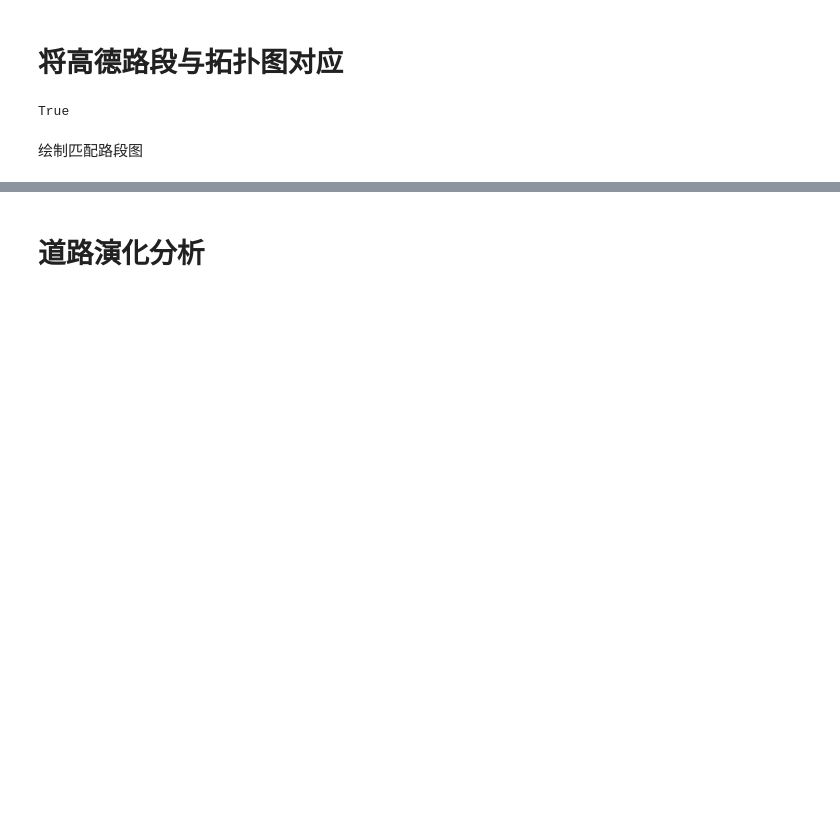
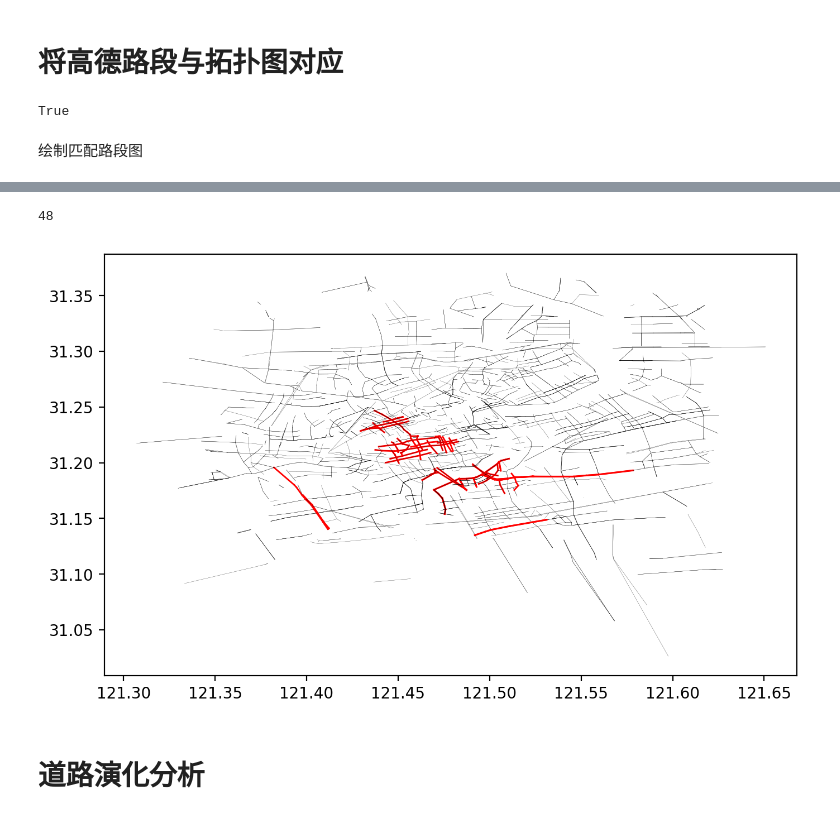
Before and after one commit to lingbai-kong/traffic_data_mining_sh, a Jupyter notebook: main-topology-graph.ipynb, the cells around one changed output, grey strips where cells are left out. Drawn from its saved outputs; the diff is of its cells as text; code cells hidden in the pictures; blank space fills up the shorter version.

```diff
--- a/main-topology-graph.ipynb
+++ b/main-topology-graph.ipynb
@@ -174,3 +250,26 @@ fig.show()
+# %%
+import matplotlib.pyplot as plt
+critical_road=[]
+for i in range(len(adj_matrix)):
+    if np.sum(adj_matrix[i])-adj_matrix[i][i]>2500:
+        critical_road.append(list(road_zip.keys())[i])
+print(len(critical_road))
+ref=node_dict_amap
+fig,ax = plt.subplots(figsize=(8,5),dpi=200)
+for road in road_zip.keys():
+    if road not in road_edges:
+        continue
+    for edge in road_edges[road]:
+        a=edge[0]
+        b=orthogonal_list[a][1][edge[1]][1]
+        if road in critical_road:
+            ax.plot([float(ref[a][0]),float(ref[b][0])],[float(ref[a][1]),float(ref[b][1])],color='red',linewidth=1)
+        else:
+            ax.plot([float(ref[a][0]),float(ref[b][0])],[float(ref[a][1]),float(ref[b][1])],color='black',linewidth=.1)
+fig.show()
+# %% [output]
+48
+[figure, added]
 # %% [markdown]
 # 道路演化分析
 # %%
```
Also changed, not shown: parts of 5 cells of this notebook, 5 other files.
